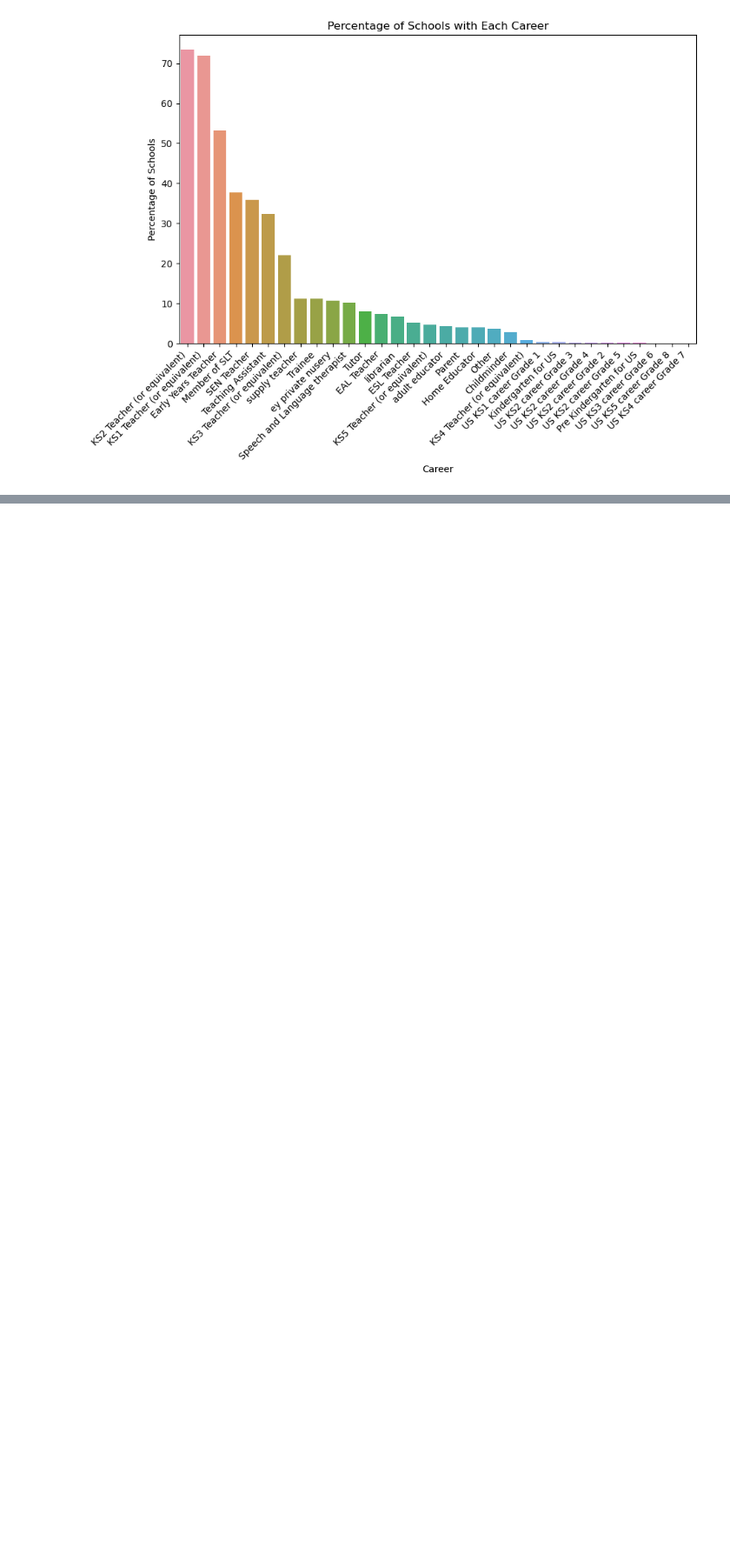
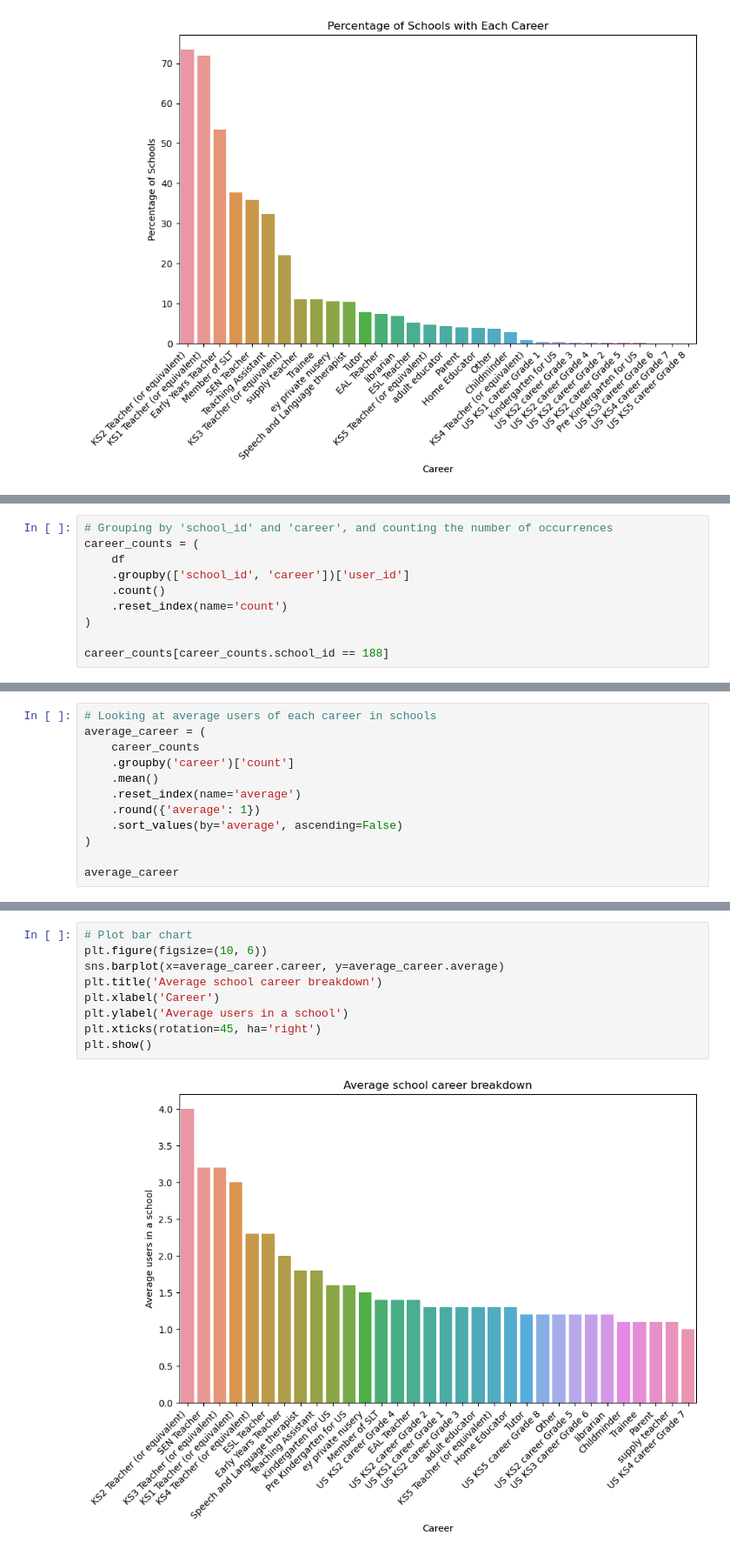
Before and after one commit to pradgade/B2B, a Jupyter notebook: school_career_breakdown_srb_3607.ipynb, the cells around one changed output, grey strips where cells are left out. Shown at 87% size. Saved outputs shown, nothing was run; the diff lists cells and outputs as text; blank space fills up the shorter version.

Commit message:
updated code for average users of each career in schools

```diff
--- a/school_career_breakdown_srb_3607.ipynb
+++ b/school_career_breakdown_srb_3607.ipynb
@@ -175,0 +124,10 @@ dtype: float64
+# %%
+# Grouping by 'school_id' and 'career', and counting the number of occurrences
+career_counts = (
+    df
+    .groupby(['school_id', 'career'])['user_id']
+    .count()
+    .reset_index(name='count')
+)
+
+career_counts[career_counts.school_id == 188]
@@ -175,0 +142,12 @@ dtype: float64
+# %%
+# Looking at average users of each career in schools
+average_career = (
+    career_counts
+    .groupby('career')['count']
+    .mean()
+    .reset_index(name='average')
+    .round({'average': 1})
+    .sort_values(by='average', ascending=False)
+)
+
+average_career
@@ -175,0 +172,11 @@ dtype: float64
+# %%
+# Plot bar chart
+plt.figure(figsize=(10, 6))
+sns.barplot(x=average_career.career, y=average_career.average)
+plt.title('Average school career breakdown')
+plt.xlabel('Career')
+plt.ylabel('Average users in a school')
+plt.xticks(rotation=45, ha='right')
+plt.show()
+# %% [output]
+[figure, added]
```
Also changed, not shown: parts of 11 cells of this notebook.
